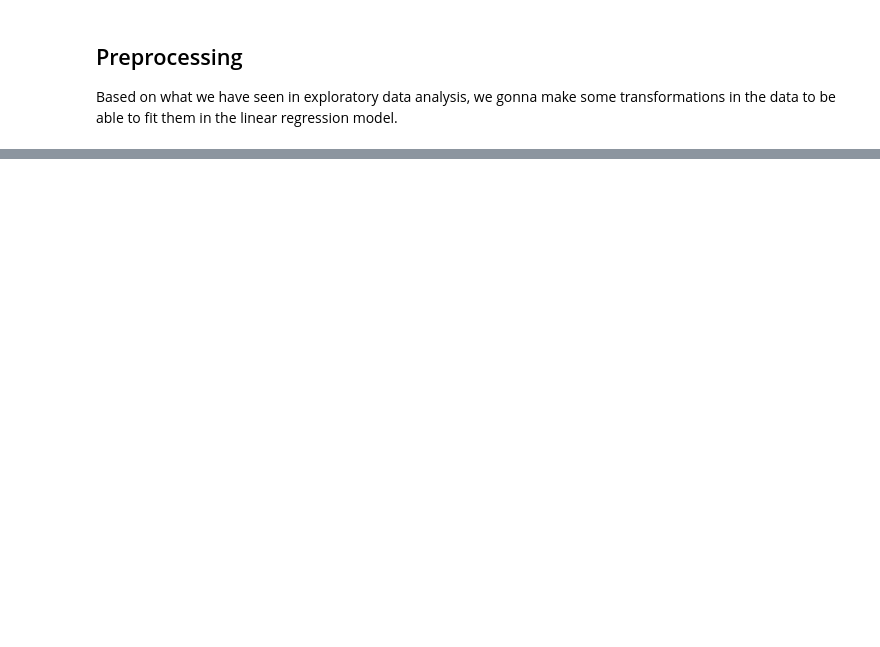
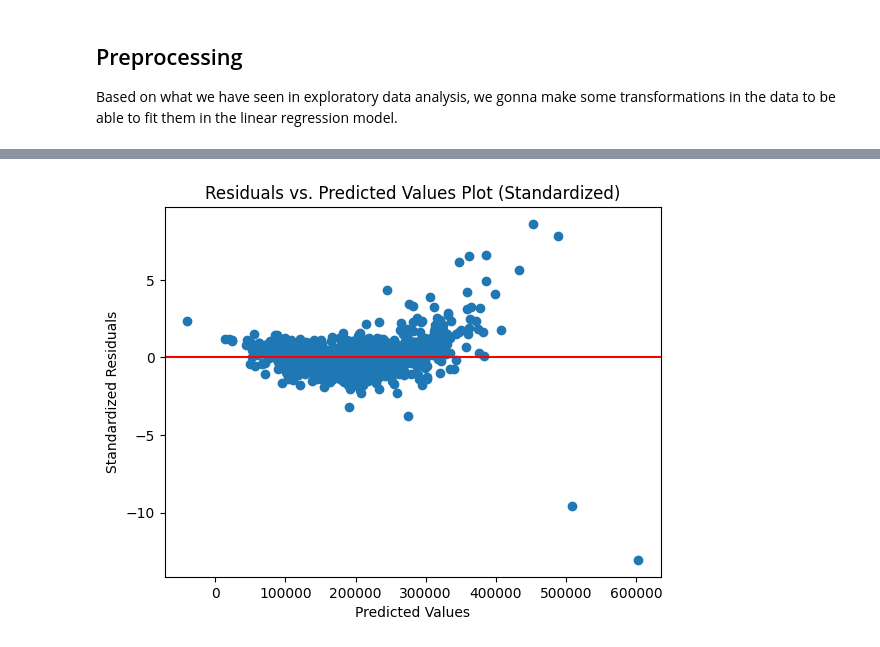
Before and after one commit to vitorbeltrao/ml-interpretability, a Jupyter notebook: linear_regression_interpretability.ipynb, the cells around one changed output, grey strips where cells are left out. Saved outputs shown, nothing was run; the diff lists cells and outputs as text; code cells hidden in the pictures; blank space fills up the shorter version.

```diff
--- a/linear_regression_interpretability.ipynb
+++ b/linear_regression_interpretability.ipynb
@@ -223,2 +269,0 @@ def run_regressor_models(X, y, cv, scoring):
-# %%
-run_regressor_models(X, y, 5, 'r2')
@@ -245,2 +269,0 @@ ValueError: Found unknown categories ['Shed'] in column 10 during transform
-# %%
-run_regressor_models(X, y, 5, 'neg_mean_squared_error')
@@ -306,0 +550,25 @@ Evaluate the following rows (they are from the test set):
+# %%
+# Hyperparameter tunning
+# 1. Instantiate the pipeline
+final_model = Pipeline(
+    steps=[
+        ('preprocessor', preprocessor),
+        ('regressor', Lasso(random_state=42))
+    ]
+)
+
+# 2. Hyperparameter interval to be tested
+param_grid = {
+    'regressor__alpha': [
+#        0.01, 0.04, 0.1, 0.5, 1.0, 10.0,
+#        100.0, 200.0, 300.0, 500.0, 1000.0,
+         2500.0],
+} # you should try as many values as possible, but to illustrate we gonna put a heavy weight
+
+# 3. Training and apply grid search with cross validation
+grid_search = GridSearchCV(final_model, param_grid, cv = 5, scoring = 'r2',
+                           return_train_score = True)
+grid_search.fit(X, y)
+
+# Seeing the best hyperparameters for the model
+print('The best hyperparameters were:', grid_search.best_params_)
@@ -306,0 +607,16 @@ Evaluate the following rows (they are from the test set):
+# %%
+y_pred = grid_search.predict(X)
+residuals = y - y_pred
+
+# Standardize residuals
+residuals_standardized = residuals / residuals.std()
+
+# Residuals vs. Predicted Values Plot
+plt.scatter(y_pred, residuals_standardized)
+plt.xlabel("Predicted Values")
+plt.ylabel("Standardized Residuals")
+plt.title("Residuals vs. Predicted Values Plot (Standardized)")
+plt.axhline(y=0, color='r', linestyle='-')  # Adding a line at y=0
+plt.show()
+# %% [output]
+[figure, added]
```
Also changed, not shown: parts of 61 cells of this notebook.
